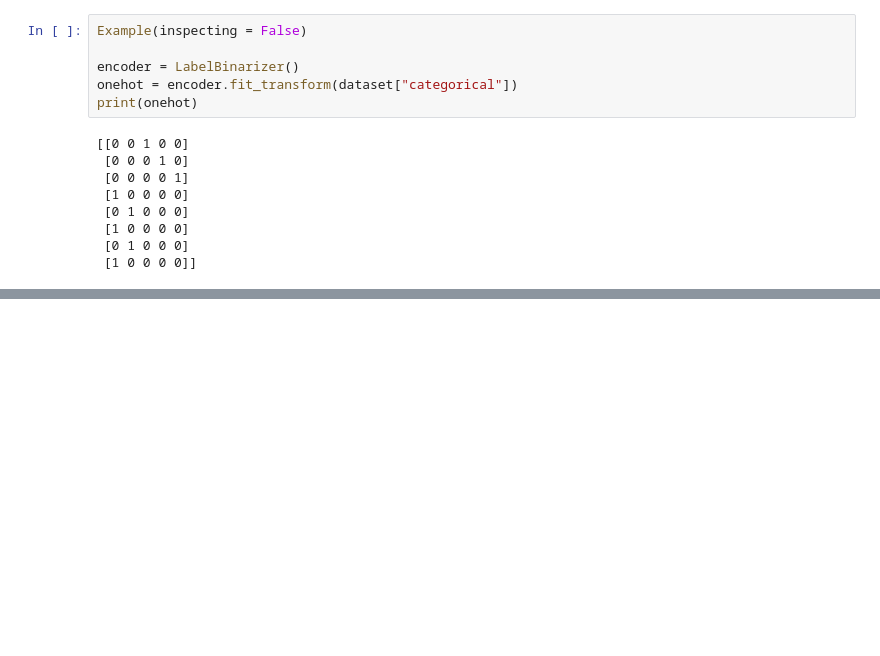
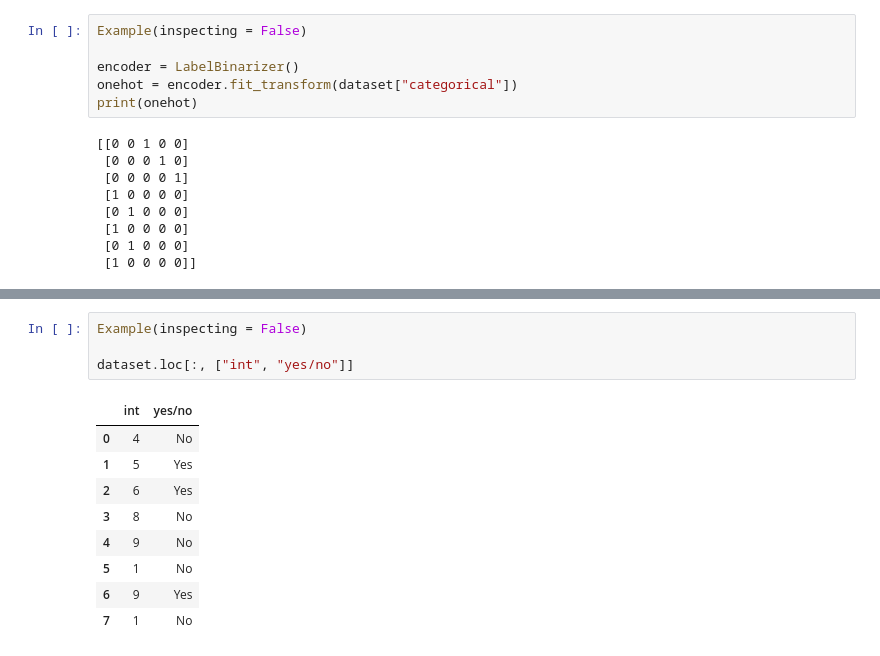
Before and after one commit to iamjz/Python-Data, a Jupyter notebook: Preprocessing.ipynb, the cells around one changed output, grey strips where cells are left out. Drawn from its saved outputs; the diff is of its cells as text; blank space fills up the shorter version.

```diff
--- a/Preprocessing.ipynb
+++ b/Preprocessing.ipynb
@@ -492,0 +567,14 @@ print(onehot)
+# %%
+Example(inspecting = False)
+
+dataset.loc[:, ["int", "yes/no"]]
+# %% [output]
+|  | int | yes/no |
+| 0 | 4 | No |
+| 1 | 5 | Yes |
+| 2 | 6 | Yes |
+| 3 | 8 | No |
+| 4 | 9 | No |
+| 5 | 1 | No |
+| 6 | 9 | Yes |
+| 7 | 1 | No |
```
Also changed, not shown: parts of 29 cells of this notebook.
